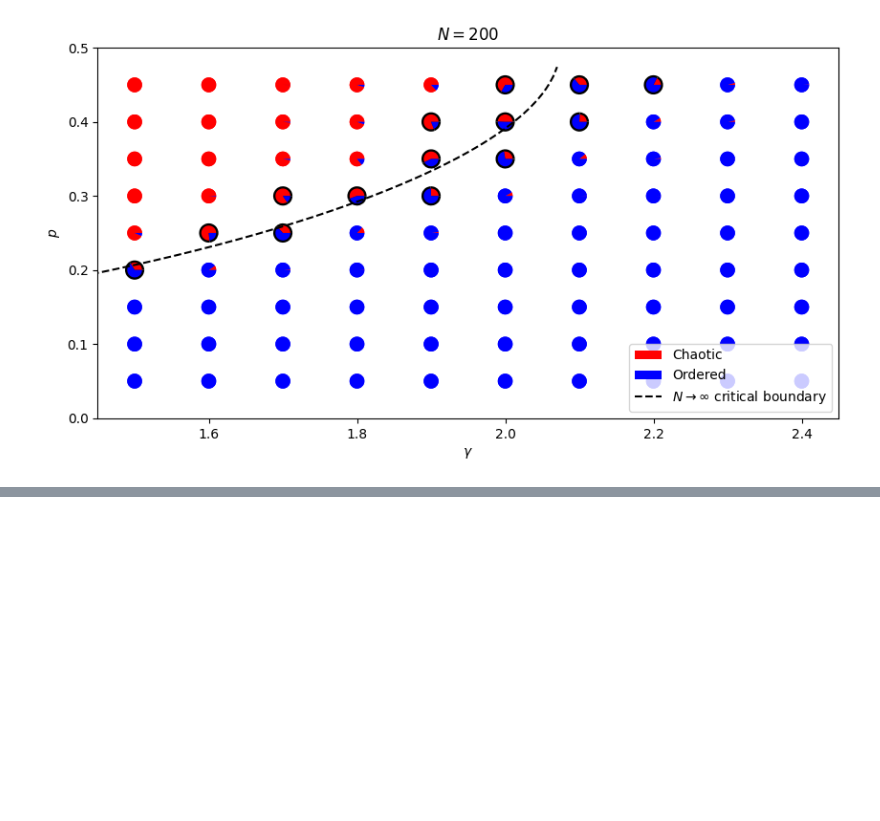
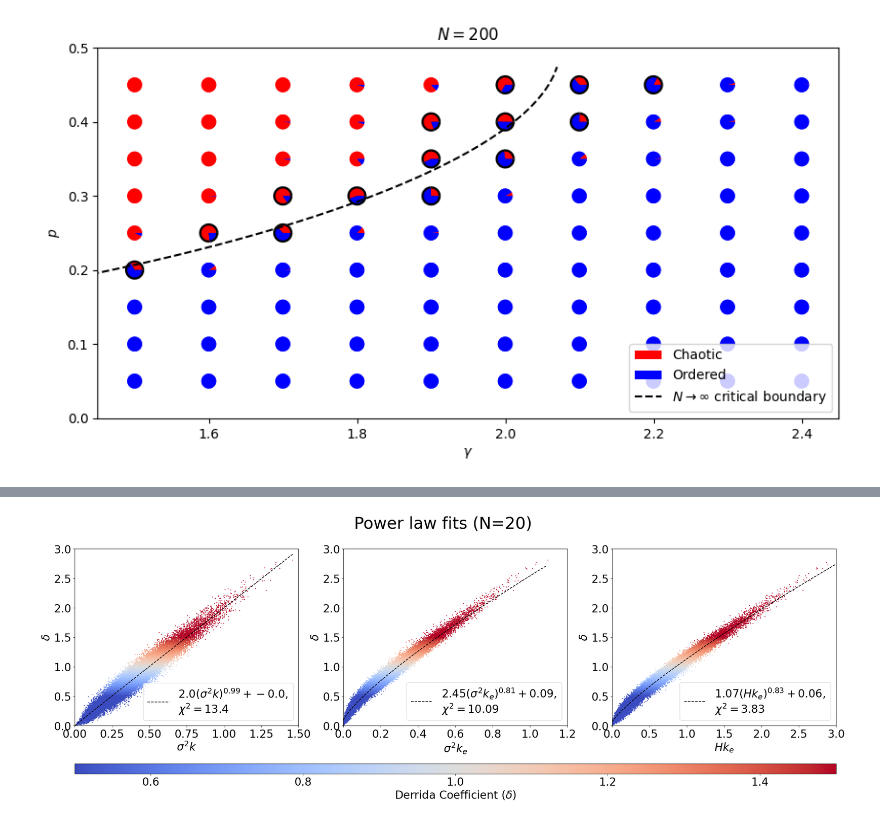
Before and after one commit to fcphysics/CriticalityHeteroBNets, a Jupyter notebook: results_for_manuscript.ipynb, the cells around one changed output, grey strips where cells are left out. Saved outputs shown, nothing was run; the diff lists cells and outputs as text; code cells hidden in the pictures; blank space fills up the shorter version.

Commit message:
power law fits

```diff
--- a/results_for_manuscript.ipynb
+++ b/results_for_manuscript.ipynb
@@ -50,7 +50,6 @@ def expand_shared_properties_in_dict(df):
 def append_extra_columns(dictall):
     dfall = pd.DataFrame(dictall)
 
-    dfall['entropy'] = -(dfall['bias']*np.log2(dfall['bias']))-((1-dfall['bias'])*np.log2(1-dfall['bias']))
     dfall['entropy'] = -(dfall['bias']*np.log(dfall['bias']))-((1-dfall['bias'])*np.log(1-dfall['bias']))
     dfall['variance'] = dfall['bias']*(1-dfall['bias'])
 
@@ -208,0 +159,83 @@ for N in Nvals:
+# %%
+from scipy.optimize import curve_fit
+def powerlaw(x,c,m,b):
+    return c*x**m+b
+
+def chisqr(x,y,f):
+    mask = (y!=0) & np.isfinite(x) & np.isfinite(y)
+    xm = x[mask]
+    ym = y[mask]
+    return np.nanmean((f(xm)-ym)**2 / ym)
+
+Nvals_test=[20,50]
+fs = 24
+for N in Nvals:
+    dfN = dfall[dfall['N']==N]
+
+    fig, ax = plt.subplots(1,3,figsize=(30, 10),facecolor='white')
+    cmap = plt.cm.get_cmap('coolwarm')#.reversed()
+    x=dfN['avgK']*dfN['avgV']
+    y=dfN['Derrida']
+    popt, pcov = curve_fit(powerlaw,x[np.isfinite(x)],dfN['Derrida'][np.isfinite(x)])
+    c, m, b = popt
+    xfit=np.arange(x.min(),x.max(),0.01)
+    yfit=powerlaw(xfit,c,m,b)
+    chi2 = chisqr(x,dfN['Derrida'],lambda xi: powerlaw(xi,c,b,m))
+    mstr='{'+str(np.round(m,2))+'}'
+    label = f'${np.round(c,2)}(\sigma^2 k)^{mstr}+{np.round(b,2)}$, \n$\chi^2={np.round(chi2,2)}$'
+    ax[0].plot(xfit,yfit,'k--', label=label)
+    sc=ax[0].scatter(x, y, s=1,
+                     c=dfN['Derrida'], cmap=cmap,
+                     norm=CenteredNorm(vcenter=1,halfrange=0.5))
+    ax[0].set_xlabel("$\sigma^2 k$",fontsize=fs)
+    ax[0].set_ylabel("$\delta$",fontsize=fs)
+    ax[0].tick_params(axis='both', which='major', labelsize=fs)
+    ax[0].legend(fontsize=fs, loc = 'lower right')
+    ax[0].set_ylim(0,3)
+    ax[0].set_xlim(0,1.5)
+
+    x=dfN['avgKe']*dfN['avgV']
+    popt, pcov = curve_fit(powerlaw,x[np.isfinite(x)],dfN['Derrida'][np.isfinite(x)])
+    c, m, b = popt
+    xfit=np.arange(x.min(),x.max(),0.01)
+    yfit=powerlaw(xfit,c,m,b)
+    chi2 = chisqr(x,dfN['Derrida'],lambda xi: powerlaw(xi,c,b,m))
+    mstr='{'+str(np.round(m,2))+'}'
+    label = f'${np.round(c,2)}(\sigma^2 k_e)^{mstr}+{np.round(b,2)}$, \n$\chi^2={np.round(chi2,2)}$'
+    ax[1].plot(xfit,yfit,'k--', label=label)
+    sc=ax[1].scatter(x, y, s=1,
+                     c=dfN['Derrida'], cmap=cmap,
+                     norm=CenteredNorm(vcenter=1,halfrange=0.5))
+    ax[1].set_xlabel("$\sigma^2 k_e$",fontsize=fs)
+    ax[1].set_ylabel("$\delta$",fontsize=fs)
+    ax[1].tick_params(axis='both', which='major', labelsize=fs)
+    ax[1].legend(fontsize=fs, loc = 'lower right')
+    ax[1].set_ylim(0,3)
+    ax[1].set_xlim(0,1.2)
+
+    x=dfN['avgKe']*dfN['avgH']
+    popt, pcov = curve_fit(powerlaw,x[np.isfinite(x)],dfN['Derrida'][np.isfinite(x)])
+    c, m, b = popt
+    xfit=np.arange(x.min(),x.max(),0.01)
+    yfit=powerlaw(xfit,c,m,b)
+    chi2 = chisqr(x,dfN['Derrida'],lambda xi: powerlaw(xi,c,b,m))
+    mstr='{'+str(np.round(m,2))+'}'
+    label = f'${np.round(c,2)}(Hk_e)^{mstr}+{np.round(b,2)}$, \n$\chi^2={np.round(chi2,2)}$'
+    ax[2].plot(xfit,yfit,'k--',label=label)
+    sc=ax[2].scatter(x, y, s=1,
+                     c=dfN['Derrida'], cmap=cmap,
+                     norm=CenteredNorm(vcenter=1,halfrange=0.5))
+    ax[2].set_xlabel("$Hk_e$",fontsize=fs)
+    ax[2].set_ylabel("$\delta$",fontsize=fs)
+    ax[2].tick_params(axis='both', which='major', labelsize=fs)
+    ax[2].legend(fontsize=fs, loc = 'lower right')
+    ax[2].set_ylim(0,3)
+    ax[2].set_xlim(0,3)
+
+    cbar=fig.colorbar(sc,ax=ax,location='bottom',aspect=75)
+    cbar.ax.tick_params(axis='both',labelsize=fs)
+    cbar.set_label('Derrida Coefficient ($\delta$)',fontsize=fs)
+    plt.suptitle(f'Power law fits ({N=})',fontsize=fs*1.5)
+    plt.show()
+# %% [output]
+[figure, added]
```
Also changed, not shown: parts of 2 cells of this notebook.
